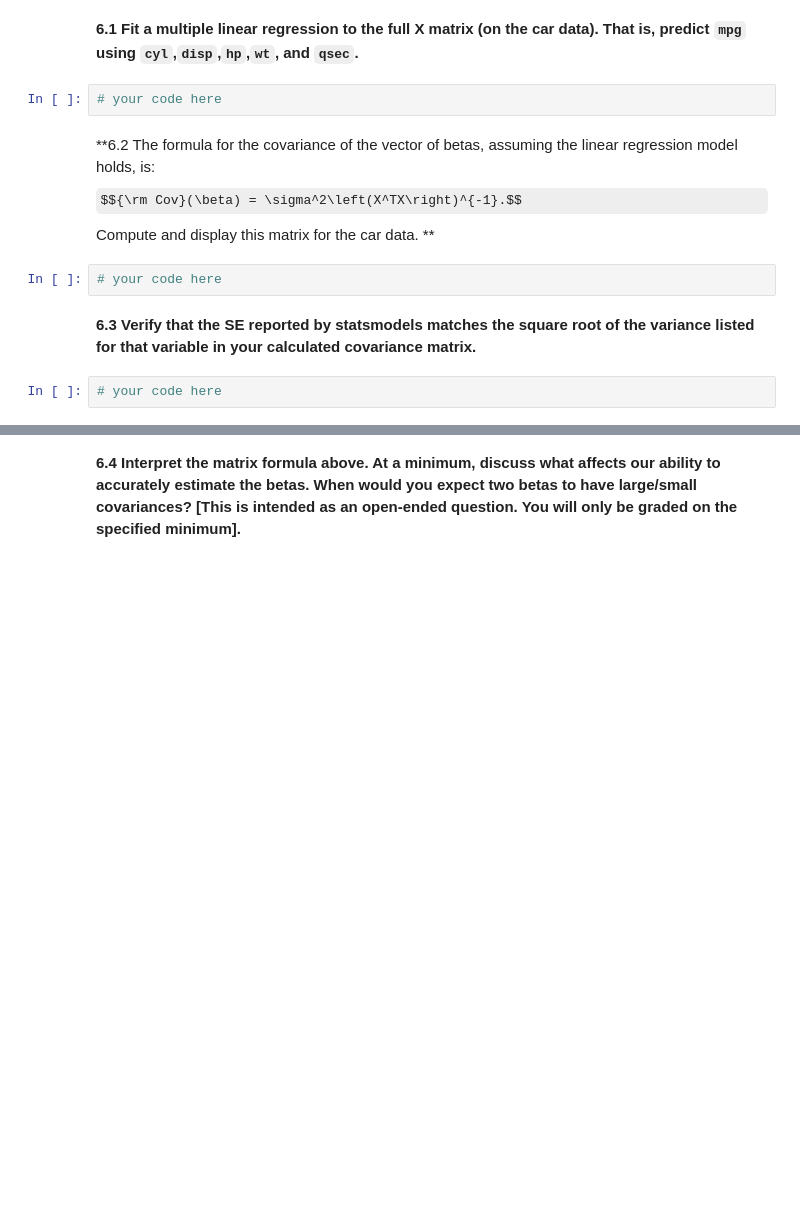
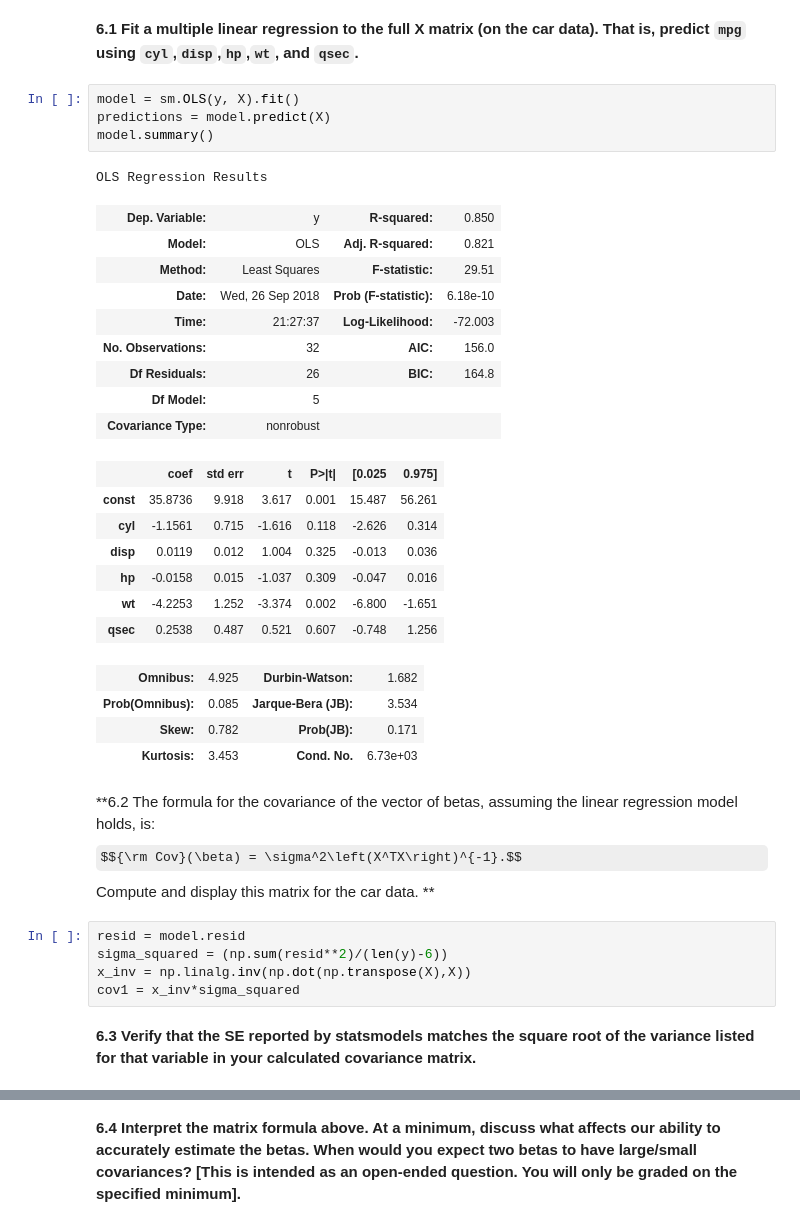
Before and after one commit to avrielepps/CS109AHW, a Jupyter notebook: cs109a_hw2_209/cs109a_hw2_209.ipynb, the cells around one changed output, grey strips where cells are left out. Saved outputs shown, nothing was run; the diff lists cells and outputs as text; some formulas as TeX source; blank space fills up the shorter version.

```diff
--- a/cs109a_hw2_209/cs109a_hw2_209.ipynb
+++ b/cs109a_hw2_209/cs109a_hw2_209.ipynb
@@ -193,15 +193,40 @@ Compute and display this matrix for the car data.
 ### Answers
 # %% [markdown]
 **6.1 Fit a multiple linear regression to the full X matrix (on the car data). That is, predict `mpg` using `cyl`,`disp`,`hp`,`wt`, and `qsec`.**
-# %%
-# your code here
+# %%
+model = sm.OLS(y, X).fit()
+predictions = model.predict(X)
+model.summary()
+# %% [output]
+OLS Regression Results
+| Dep. Variable: | y | R-squared: | 0.850 |
+| Model: | OLS | Adj. R-squared: | 0.821 |
+| Method: | Least Squares | F-statistic: | 29.51 |
+| Date: | Wed, 26 Sep 2018 | Prob (F-statistic): | 6.18e-10 |
+| Time: | 21:27:37 | Log-Likelihood: | -72.003 |
+| No. Observations: | 32 | AIC: | 156.0 |
+| Df Residuals: | 26 | BIC: | 164.8 |
+| Df Model: | 5 |  |  |
+| Covariance Type: | nonrobust |  |  |
+|  | coef | std err | t | P>|t| | [0.025 | 0.975] |
+| const | 35.8736 | 9.918 | 3.617 | 0.001 | 15.487 | 56.261 |
+| cyl | -1.1561 | 0.715 | -1.616 | 0.118 | -2.626 | 0.314 |
+| disp | 0.0119 | 0.012 | 1.004 | 0.325 | -0.013 | 0.036 |
+| hp | -0.0158 | 0.015 | -1.037 | 0.309 | -0.047 | 0.016 |
+| wt | -4.2253 | 1.252 | -3.374 | 0.002 | -6.800 | -1.651 |
+| qsec | 0.2538 | 0.487 | 0.521 | 0.607 | -0.748 | 1.256 |
+| Omnibus: | 4.925 | Durbin-Watson: | 1.682 |
+| Prob(Omnibus): | 0.085 | Jarque-Bera (JB): | 3.534 |
+| Skew: | 0.782 | Prob(JB): | 0.171 |
+| Kurtosis: | 3.453 | Cond. No. | 6.73e+03 |
 # %% [markdown]
 **6.2 The formula for the covariance of the vector of betas, assuming the linear regression model holds, is:
 $${\rm Cov}(\beta) = \sigma^2\left(X^TX\right)^{-1}.$$
 Compute and display this matrix for the car data. **
-# %%
-# your code here
+# %%
+resid = model.resid
+sigma_squared = (np.sum(resid**2)/(len(y)-6))
+x_inv = np.linalg.inv(np.dot(np.transpose(X),X))
+cov1 = x_inv*sigma_squared
 # %% [markdown]
 **6.3 Verify that the SE reported by statsmodels matches the square root of the variance listed for that variable in your calculated covariance matrix.**
-# %%
-# your code here
```
Also changed, not shown: parts of 9 cells of this notebook, 5 other files.
